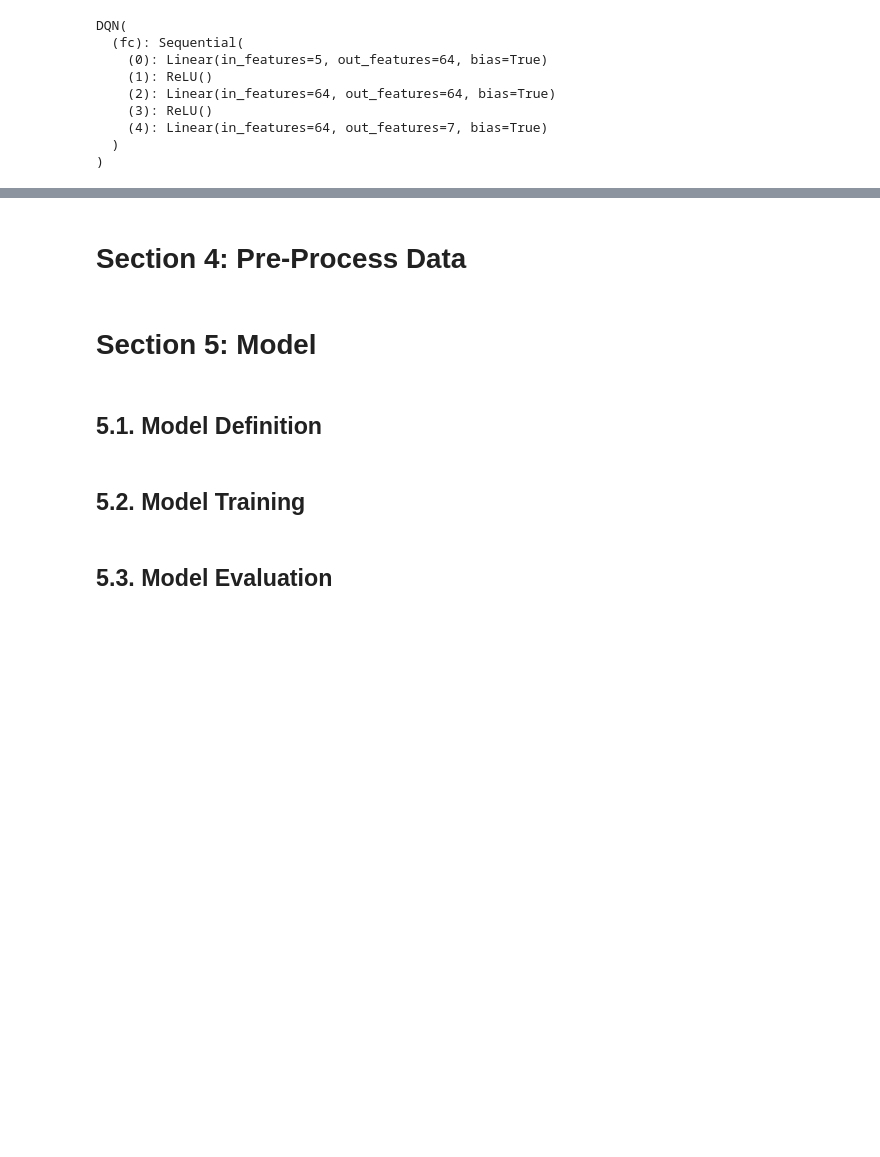
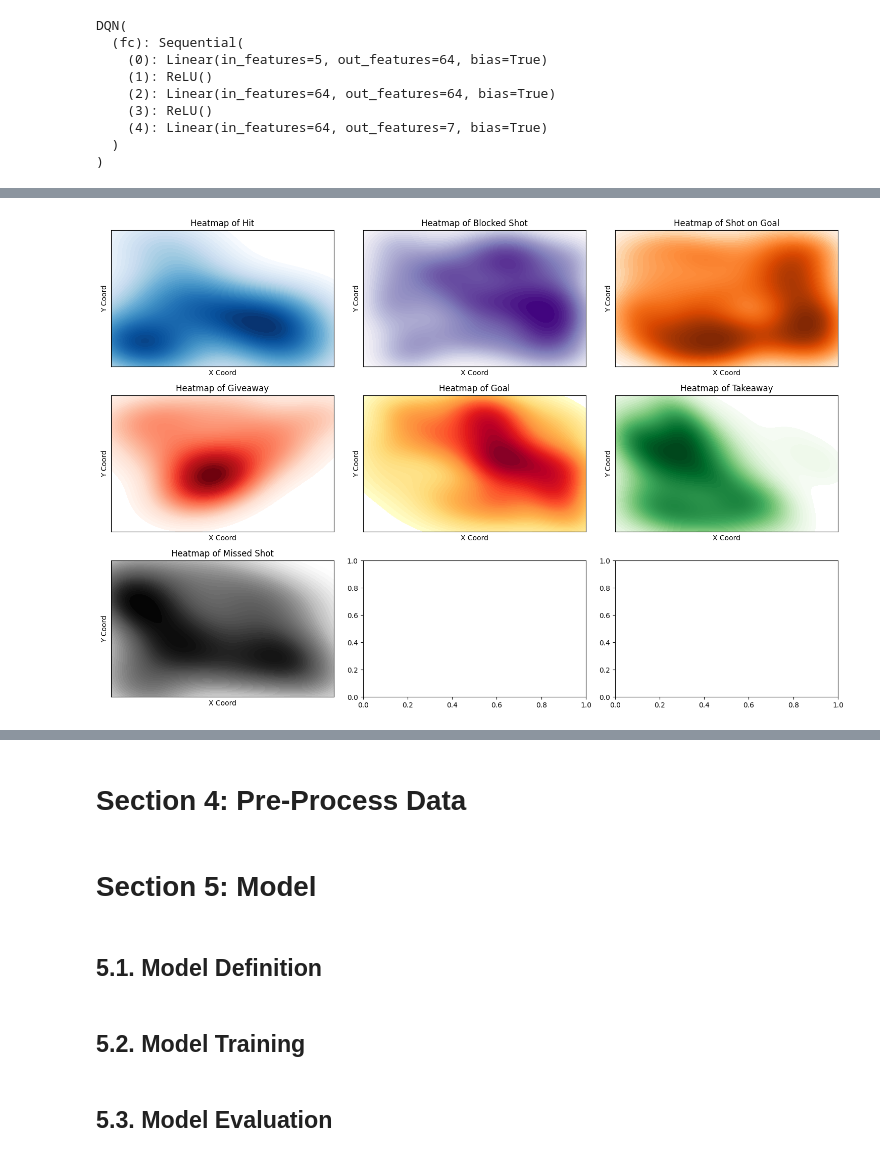
Before and after one commit to stewmckendry/Project-4---NHL-Plays, a Jupyter notebook: notebooks/Hockey_Coach.ipynb, the cells around one changed output, grey strips where cells are left out. Cells and saved outputs as stored; diff of their text form; code cells hidden in the pictures; blank space fills up the shorter version.

```diff
--- a/notebooks/Hockey_Coach.ipynb
+++ b/notebooks/Hockey_Coach.ipynb
@@ -367,21 +565,21 @@ def update_epsilon():
 # Train the Deep Q-Network (DQN) for Hockey Play-by-Play
 # This runs thousands of simulated hockey games until the AI masters play selection. 🏆
 
-num_episodes = 1000
+num_episodes = 500  # Number of episodes (games) to play
 
 for episode in range(num_episodes):
-    state = env.reset()  # Reset game
+    state = env_rl.reset()  # Reset game (start new episode with Hockey RL Environment)
     done = False
 
-    while not done:
-        action = select_action(state)  # Step 3: Choose action
-        next_state, reward, done, _ = env.step(action)  # Step 4: Take action
-        store_experience(state, action, reward, next_state, done)  # Step 4: Store experience
-        train_network()  # Step 5: Train neural network
-        state = next_state  # Move to next state
+    while not done:  # Goes through each row in the dataset (definition of done)
+        action = select_action(state)  # Step 3: Choose action (start with random actions, then exploit learned Q-values - i.e. choose best action)
+        next_state, reward, done, _ = env_rl.step(action)  # Step 4: For the chosen action, get the next state (i.e. observations/features), reward of chosen action (either hard-coded rewards if choose same as eventType in dataset or 0 if not), and if the game is done
+        store_experience(state, action, reward, next_state, done)  # Step 5: Store experience (state/observations, chosen action, reward, next state/observation, if done)
+        train_network()  # Step 6: Train neural network -- update weights to minimize loss between predicted q-value (current model output for chosen action) and target q-value (immediate reward of chosen action if the same as dataset + future reward of next state/sitauation in dataset) (i.e. improve Q-value predictions to be closer to Q-value for that state-action pair)
+        state = next_state  # Move to next state (situational observations in dataset); continue until done all rows in dataset
 
-    update_target_network()  # Step 6: Update target network every episode
-    update_epsilon()  # Step 7: Reduce exploration (ε)
+    update_target_network()  # Step 6: Update target network every episode (going through all rows in dataset)
+    update_epsilon()  # Step 7: Reduce exploration (ε) over time to go from random actions to exploiting learned Q-values
 
     # Print progress every 100 episodes
     if episode % 100 == 0:
@@ -458,0 +774,47 @@ Selected Action: 2 -> Takeaway
+# %%
+# Create heatmaps for each action type showing where on the rink the AI makes different plays.
+
+# Load the logged actions file
+log_file = "../outputs/hockey_action_log_after.csv"
+df_log = pd.read_csv(log_file)
+
+# Define action mapping colors for visualization
+action_colors = {
+    "Hit": "Blues",
+    "Blocked Shot": "Purples",
+    "Takeaway": "Greens",
+    "Giveaway": "Reds",
+    "Shot on Goal": "Oranges",
+    "Missed Shot": "Greys",
+    "Goal": "YlOrRd"
+}
+
+# Create a rink-sized heatmap
+fig, axes = plt.subplots(3, 3, figsize=(15, 10))  # 3x3 grid for 7 actions
+axes = axes.flatten()
+
+# Loop through each action type
+for idx, action in enumerate(df_log["Action Name"].unique()):
+    ax = axes[idx]
+
+    # Filter data for this action
+    df_action = df_log[df_log["Action Name"] == action]
+
+    # Create heatmap
+    sns.kdeplot(
+        x=df_action["X Coord"], y=df_action["Y Coord"],
+        cmap=action_colors[action], fill=True, ax=ax, levels=50
+    )
+
+    # Title and formatting
+    ax.set_title(f"Heatmap of {action}")
+    ax.set_xlim(-100, 100)  # Full rink width
+    ax.set_ylim(-50, 50)  # Full rink height
+    ax.set_xticks([])
+    ax.set_yticks([])
+
+# Adjust layout
+plt.tight_layout()
+plt.show()
+# %% [output]
+[figure, added]
```
Also changed, not shown: parts of 19 cells of this notebook, 6 other files.
